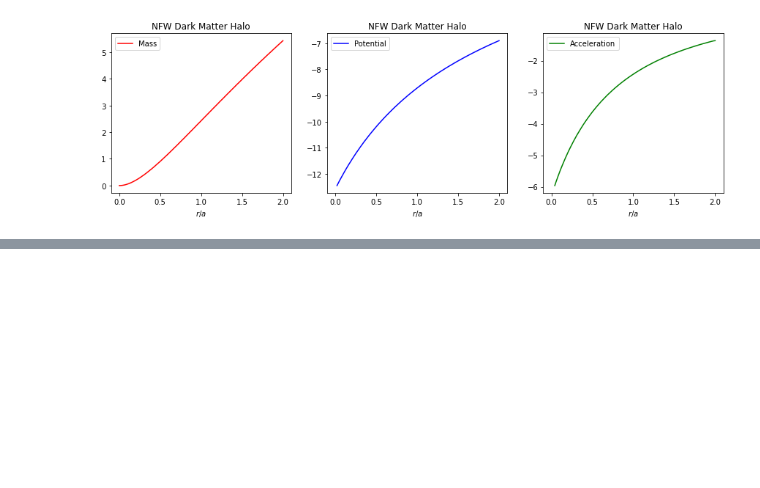
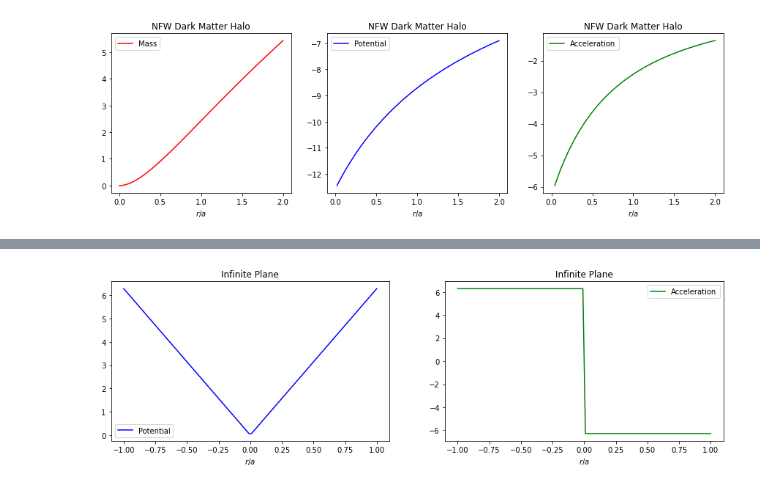
Before and after one commit to wlyra/Astro506, a Jupyter notebook: GalacticDynamicsMasterNB.ipynb, the cells around one changed output, grey strips where cells are left out. Drawn from its saved outputs; the diff is of its cells as text; code cells hidden in the pictures; blank space fills up the shorter version.

```diff
--- a/GalacticDynamicsMasterNB.ipynb
+++ b/GalacticDynamicsMasterNB.ipynb
@@ -497,0 +546,24 @@ for i, ax in enumerate(fig.axes):
+# %%
+import numpy as np
+import pylab as plt
+
+G = 1
+sigma0 = 1
+n = 100
+
+z = np.linspace(-1,1,n)
+
+Phi = 2*np.pi*G*sigma0*np.abs(z)
+g = -2*pi*G*sigma0*z/np.abs(z)
+
+fig, axs = plt.subplots(nrows=1,ncols=2,figsize=(15,4),sharex=True)
+
+axs[0].plot(z,Phi,label='Potential',color='blue')
+axs[1].plot(z,g,label='Acceleration',color='green')
+
+for i, ax in enumerate(fig.axes):
+    ax.legend()
+    ax.set_xlabel(r'$r/a$')
+    ax.set_title("Infinite Plane")
+# %% [output]
+[figure, added]
```
Also changed, not shown: parts of 4 cells of this notebook.
